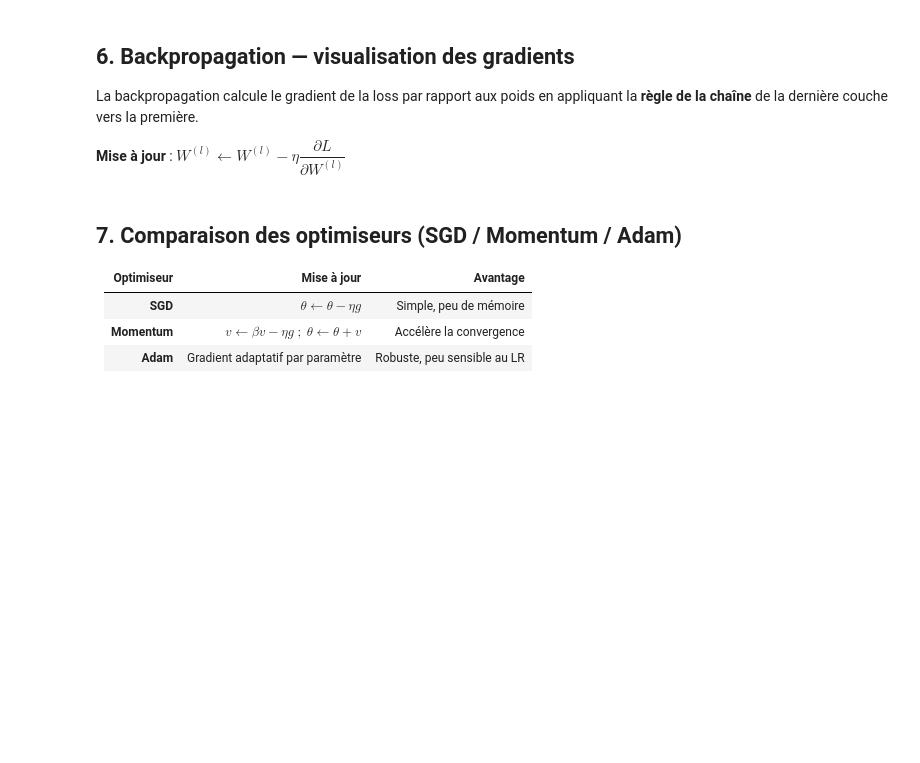
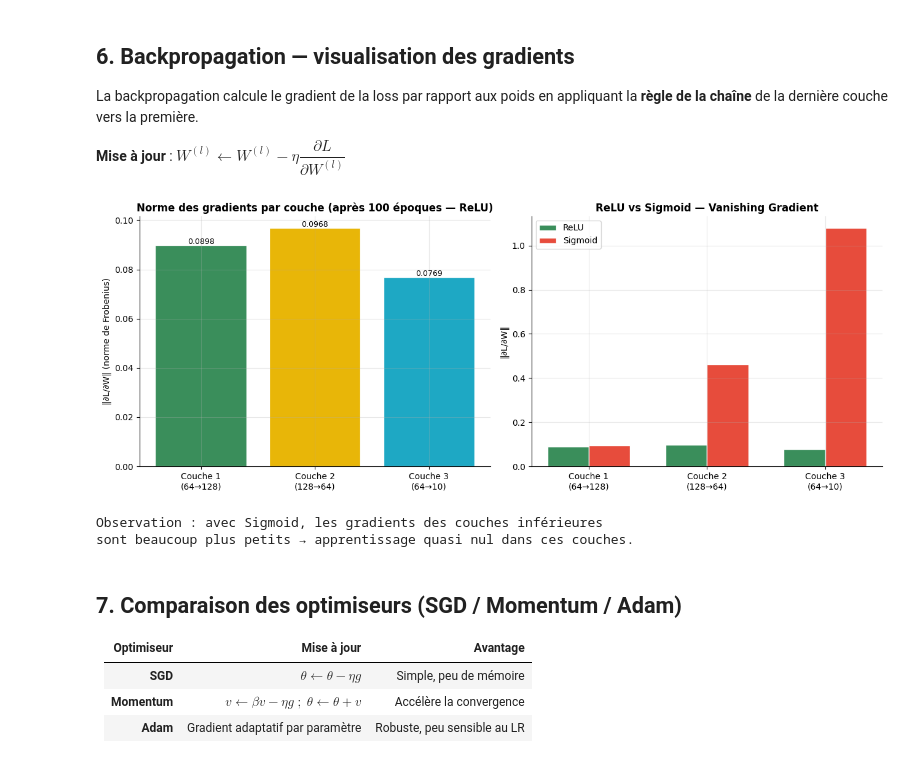
Before and after one commit to Muhammed-OTP/advancedmachinelearning-advanceddeeplearning-projet-integrateur, a Jupyter notebook: notebooks/02_notebook_DL.ipynb, the cells around one changed output. Drawn from its saved outputs; the diff is of its cells as text; code cells hidden in the pictures; blank space fills up the shorter version.

```diff
--- a/notebooks/02_notebook_DL.ipynb
+++ b/notebooks/02_notebook_DL.ipynb
@@ -354,8 +392,7 @@ fig, axes = plt.subplots(1, 2, figsize=(13, 5))
 # Barplot des normes
 axes[0].bar(labels_couches, normes_gradients, color=couleurs, edgecolor='white')
 axes[0].set_ylabel("‖∂L/∂W‖ (norme de Frobenius)")
-axes[0].set_title("Norme des gradients par couche
-(après 100 époques — ReLU)", fontweight='bold')
+axes[0].set_title("Norme des gradients par couche (après 100 époques — ReLU)", fontweight='bold')
 for i, v in enumerate(normes_gradients):
     axes[0].text(i, v + 0.0005, f'{v:.4f}', ha='center', fontsize=9)
 
@@ -366,33 +403,37 @@ class MLPSigmoid(MLP):
     @staticmethod
     def _relu_d(z):
         s = 1 / (1 + np.exp(-z))
         return s * (1 - s)
 
 mlp_sig = MLPSigmoid(couches=[64, 128, 64, 10], lr=0.05, epochs=1, batch_sz=64)
 mlp_sig.fit(X_tr[:64], y_tr[:64], verbose=False)
 mlp_sig._forward(X_batch)
 delta2 = mlp_sig._A[-1] - y_oh
 normes_sig = []
 for i in reversed(range(len(mlp_sig.W))):
     dW2 = mlp_sig._A[i].T @ delta2 / m
     normes_sig.insert(0, np.linalg.norm(dW2))
     if i > 0:
         delta2 = delta2 @ mlp_sig.W[i].T * mlp_sig._relu_d(mlp_sig._Z[i-1])
 
 x_pos = np.arange(len(mlp.W))
 w = 0.35
 axes[1].bar(x_pos - w/2, normes_gradients, w, color=C_GREEN, label='ReLU', edgecolor='white')
 axes[1].bar(x_pos + w/2, normes_sig,       w, color=C_RED,   label='Sigmoid', edgecolor='white')
 axes[1].set_xticks(x_pos)
 axes[1].set_xticklabels(labels_couches)
 axes[1].set_ylabel("‖∂L/∂W‖")
 axes[1].set_title("ReLU vs Sigmoid — Vanishing Gradient", fontweight='bold')
 axes[1].legend()
 
 plt.tight_layout()
 plt.show()
 print("Observation : avec Sigmoid, les gradients des couches inférieures")
 print("sont beaucoup plus petits → apprentissage quasi nul dans ces couches.")
+# %% [output]
+[figure, added]
+Observation : avec Sigmoid, les gradients des couches inférieures
+sont beaucoup plus petits → apprentissage quasi nul dans ces couches.
 # %% [markdown]
 ## 7. Comparaison des optimiseurs (SGD / Momentum / Adam)
 
```
Also changed, not shown: parts of 9 cells of this notebook, 2 other files.
